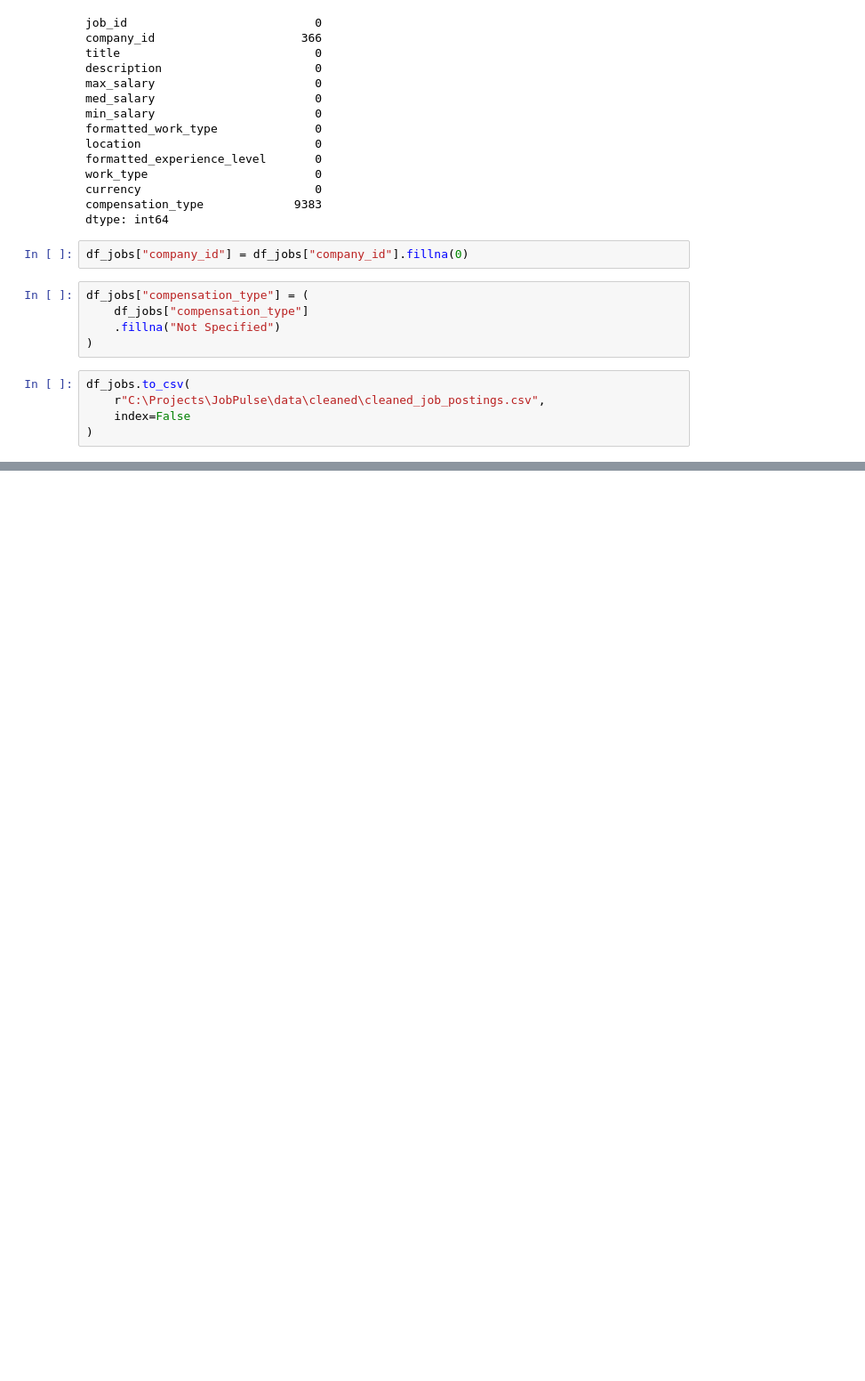
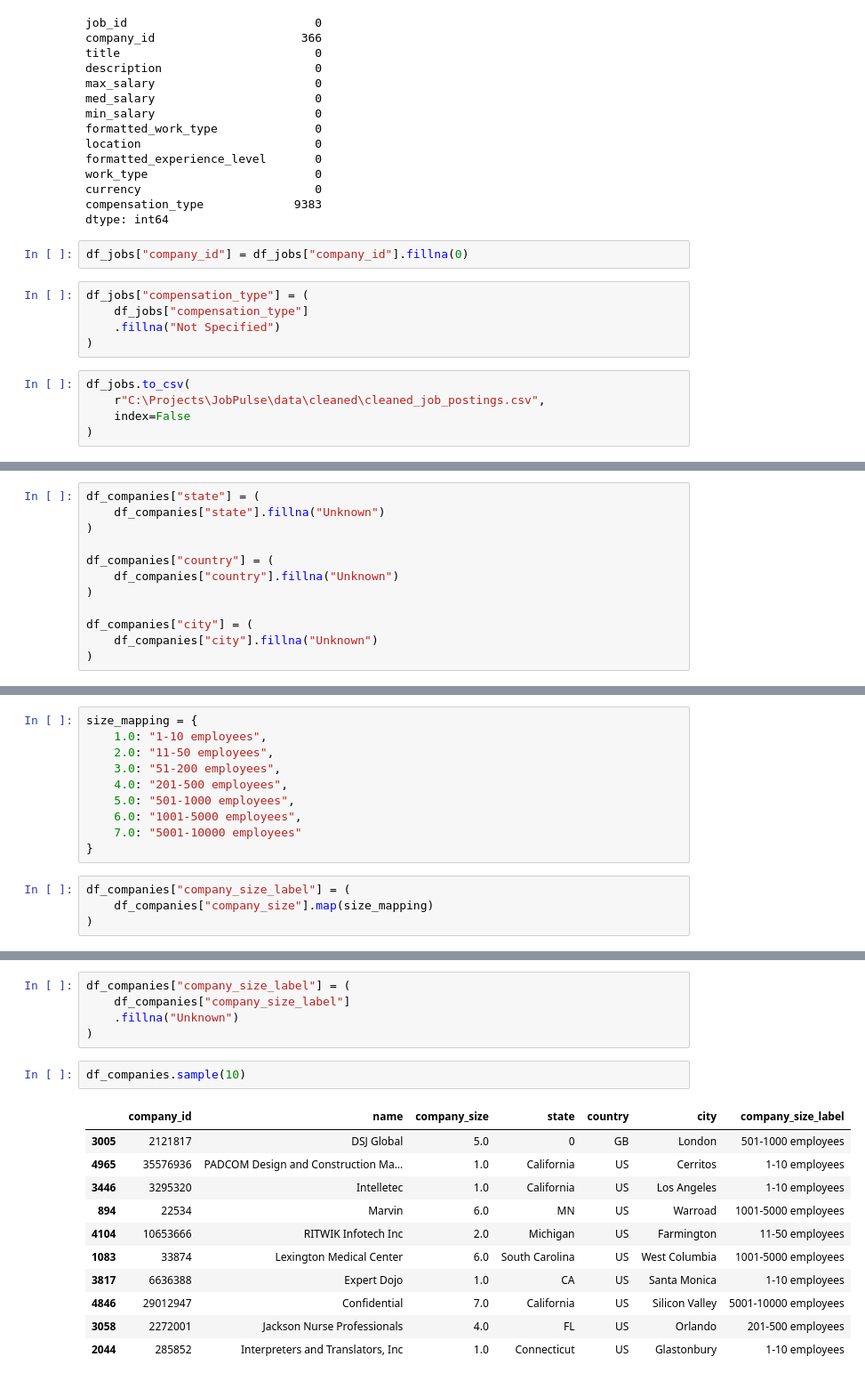
Before and after one commit to Komal1704/JobPulse-Analytics-Platform, a Jupyter notebook: notebooks/linkedin_cleaning.ipynb, the cells around one changed output, grey strips where cells are left out. Shown at 89% size. Saved outputs shown, nothing was run; the diff lists cells and outputs as text; blank space fills up the shorter version.

```diff
--- a/notebooks/linkedin_cleaning.ipynb
+++ b/notebooks/linkedin_cleaning.ipynb
@@ -275,0 +333,12 @@ df_jobs.to_csv(
+# %%
+df_companies["state"] = (
+    df_companies["state"].fillna("Unknown")
+)
+
+df_companies["country"] = (
+    df_companies["country"].fillna("Unknown")
+)
+
+df_companies["city"] = (
+    df_companies["city"].fillna("Unknown")
+)
@@ -275,0 +357,14 @@ df_jobs.to_csv(
+# %%
+size_mapping = {
+    1.0: "1-10 employees",
+    2.0: "11-50 employees",
+    3.0: "51-200 employees",
+    4.0: "201-500 employees",
+    5.0: "501-1000 employees",
+    6.0: "1001-5000 employees",
+    7.0: "5001-10000 employees"
+}
+# %%
+df_companies["company_size_label"] = (
+    df_companies["company_size"].map(size_mapping)
+)
@@ -275,0 +399,19 @@ df_jobs.to_csv(
+# %%
+df_companies["company_size_label"] = (
+    df_companies["company_size_label"]
+    .fillna("Unknown")
+)
+# %%
+df_companies.sample(10)
+# %% [output]
+|  | company_id | name | company_size | state | country | city | company_size_label |
+| 3005 | 2121817 | DSJ Global | 5.0 | 0 | GB | London | 501-1000 employees |
+| 4965 | 35576936 | PADCOM Design and Construction Ma... | 1.0 | California | US | Cerritos | 1-10 employees |
+| 3446 | 3295320 | Intelletec | 1.0 | California | US | Los Angeles | 1-10 employees |
+| 894 | 22534 | Marvin | 6.0 | MN | US | Warroad | 1001-5000 employees |
+| 4104 | 10653666 | RITWIK Infotech Inc | 2.0 | Michigan | US | Farmington | 11-50 employees |
+| 1083 | 33874 | Lexington Medical Center | 6.0 | South Carolina | US | West Columbia | 1001-5000 employees |
+| 3817 | 6636388 | Expert Dojo | 1.0 | CA | US | Santa Monica | 1-10 employees |
+| 4846 | 29012947 | Confidential | 7.0 | California | US | Silicon Valley | 5001-10000 employees |
+| 3058 | 2272001 | Jackson Nurse Professionals | 4.0 | FL | US | Orlando | 201-500 employees |
+| 2044 | 285852 | Interpreters and Translators, Inc | 1.0 | Connecticut | US | Glastonbury | 1-10 employees |
```
Also changed, not shown: parts of 39 cells of this notebook, 17 other files.
